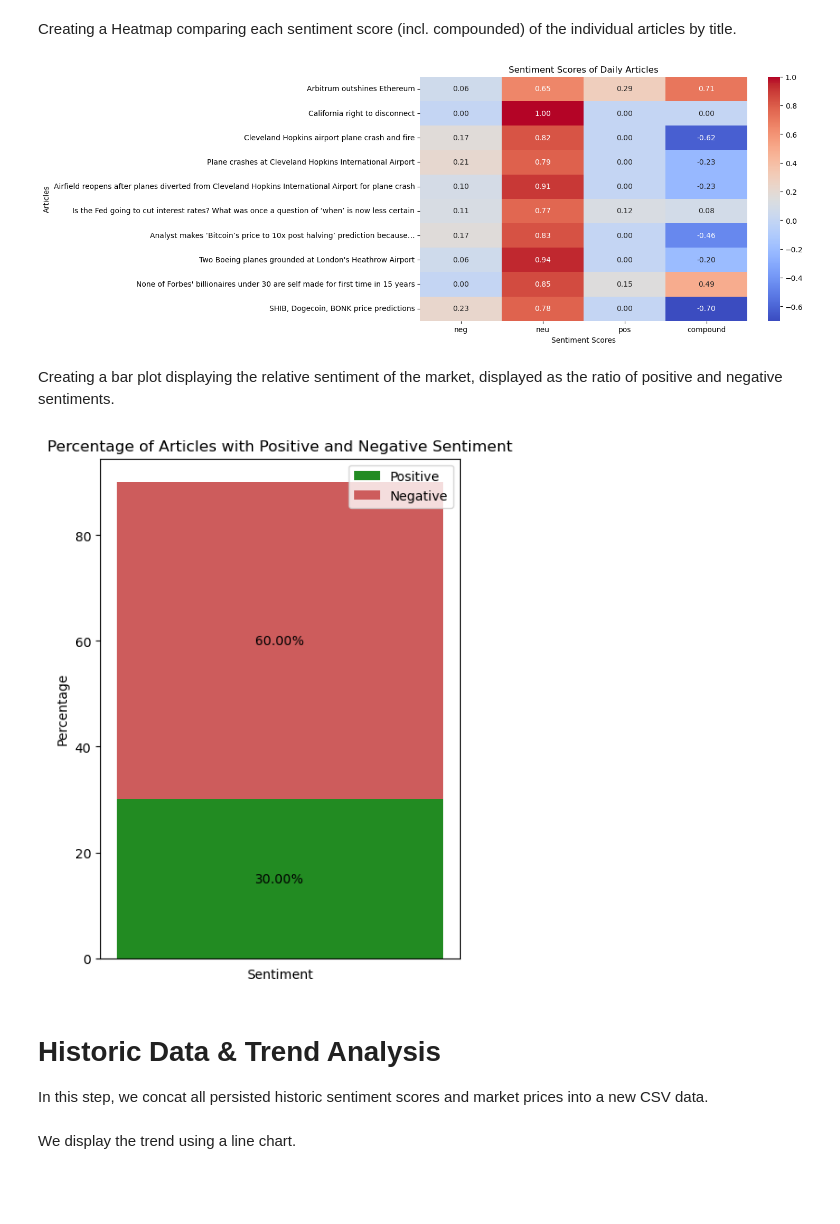
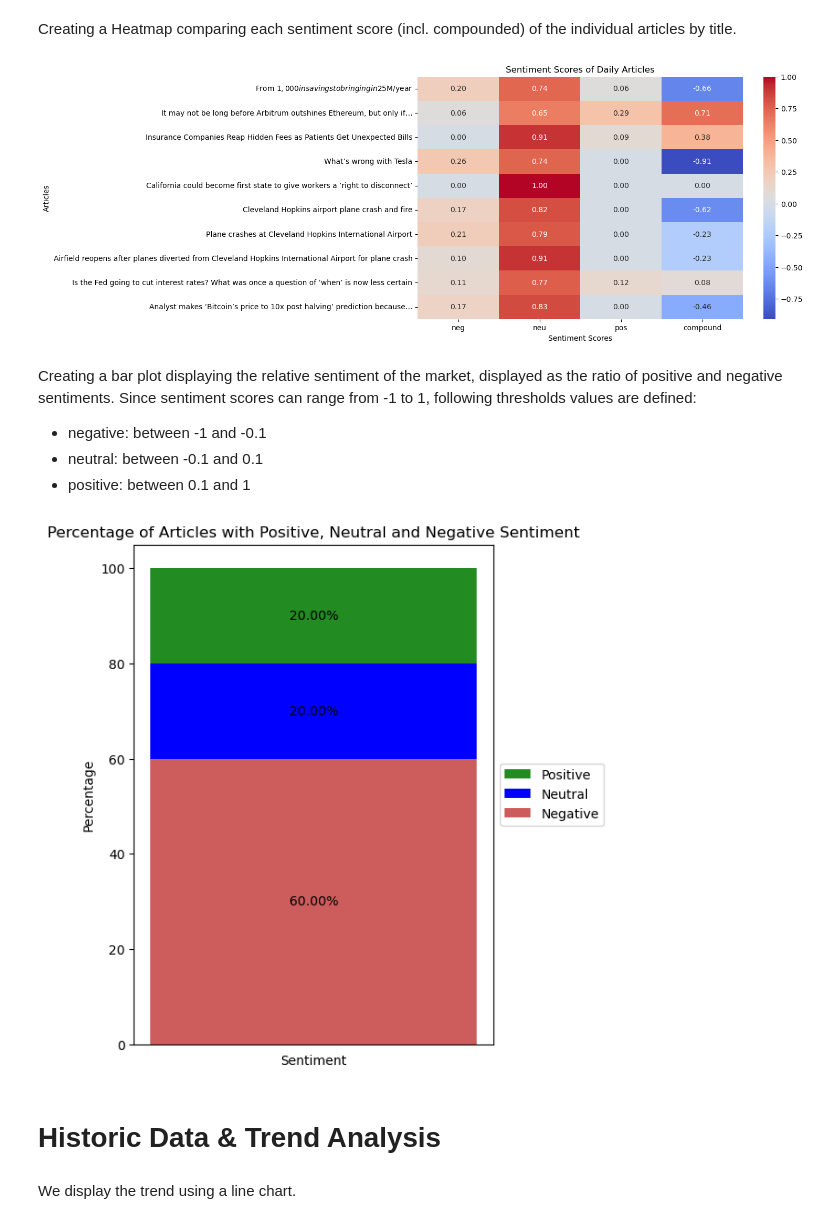
Before and after one commit to matebmx/Stock-Market-Sentiment-Analysis, a Jupyter notebook: Project.ipynb, the cells around one changed output. Cells and saved outputs as stored; diff of their text form; code cells hidden in the pictures; blank space fills up the shorter version.

Commit message:
Daily upload
Chart improvements and daily sentiment data

```diff
--- a/Project.ipynb
+++ b/Project.ipynb
@@ -25,7 +24,7 @@ import glob
 # %% [markdown]
 We first set important global variables, such as the date of today.
 # %%
-today = datetime.date.today()
+today = datetime.datetime.now().date()
 nlp = sp.load("en_core_web_sm")
 current_directory = os.getcwd()
 os.chdir(current_directory)
@@ -264,36 +285,43 @@ plt.xlabel('Sentiment Scores')
 plt.ylabel('Articles')
 plt.show()
 # %% [output]
-[figure, old version]
+[figure, new version]
 # %% [markdown]
 Creating a bar plot displaying the relative sentiment of the market, displayed as the ratio of positive and negative sentiments.
+Since sentiment scores can range from -1 to 1, following thresholds values are defined:
+
+- negative: between -1 and -0.1
+- neutral: between -0.1 and 0.1
+- positive: between 0.1 and 1
 # %%
 # Count positive and negative articles
-positive_count = sum(1 for score in sentiment_scores.values() if score['compound'] > 0)
-negative_count = sum(1 for score in sentiment_scores.values() if score['compound'] < 0)
+positive_count = sum(1 for score in sentiment_scores.values() if score['compound'] > 0.1)
+neutral_count = sum(1 for score in sentiment_scores.values() if score['compound'] < 0.1 and score['compound'] > -0.1)
+negative_count = sum(1 for score in sentiment_scores.values() if score['compound'] < -0.1)
 
 # Calculate percentages
 total_articles = len(sentiment_scores)
 positive_percent = (positive_count / total_articles) * 100
+neutral_percent = (neutral_count / total_articles) * 100
 negative_percent = (negative_count / total_articles) * 100
 
+# Bar Plot
 plt.figure(figsize=(5, 7))
-plt.bar([0.5], [positive_percent], color='forestgreen', label='Positive')
-plt.bar([0.5], [negative_percent], color='indianred', bottom=positive_percent, label='Negative')
+plt.bar([0.5], [positive_percent], color='forestgreen', bottom=negative_percent + neutral_percent, label='Positive')
+plt.bar([0.5], [neutral_percent], color='blue', bottom=negative_percent, label='Neutral')
+plt.bar([0.5], [negative_percent], color='indianred', label='Negative')
 
 # Add text labels
-plt.text(0.5, positive_percent / 2, f'{positive_percent:.2f}%', ha='center', va='center')
-plt.text(0.5, positive_percent + (negative_percent / 2), f'{negative_percent:.2f}%', ha='center', va='center')
+plt.text(0.5, negative_percent / 2, f'{negative_percent:.2f}%', ha='center', va='center')
+plt.text(0.5, negative_percent + neutral_percent / 2, f'{neutral_percent:.2f}%', ha='center', va='center')
+plt.text(0.5, negative_percent + neutral_percent + positive_percent / 2, f'{positive_percent:.2f}%', ha='center', va='center')
 
 # Additional plot settings
-plt.title('Percentage of Articles with Positive and Negative Sentiment')
+plt.title('Percentage of Articles with Positive, Neutral and Negative Sentiment')
 plt.xlabel('Sentiment')
 plt.ylabel('Percentage')
 plt.xticks([])
-plt.legend()
+plt.legend(loc='center left', bbox_to_anchor=(1, 0.5))  # Position legend to the right outside of the diagram
 plt.show()
 # %% [output]
-[figure, old version]
+[figure, new version]
-# %% [markdown]
-# Historic Data & Trend Analysis
-In this step, we concat all persisted historic sentiment scores and market prices into a new CSV data.
@@ -302,2 +328,4 @@ concatenated = concat_csv()
+# %% [markdown]
+# Historic Data & Trend Analysis
 # %% [markdown]
 We display the trend using a line chart.
```
Also changed, not shown: parts of 8 cells of this notebook, 1 other file.
